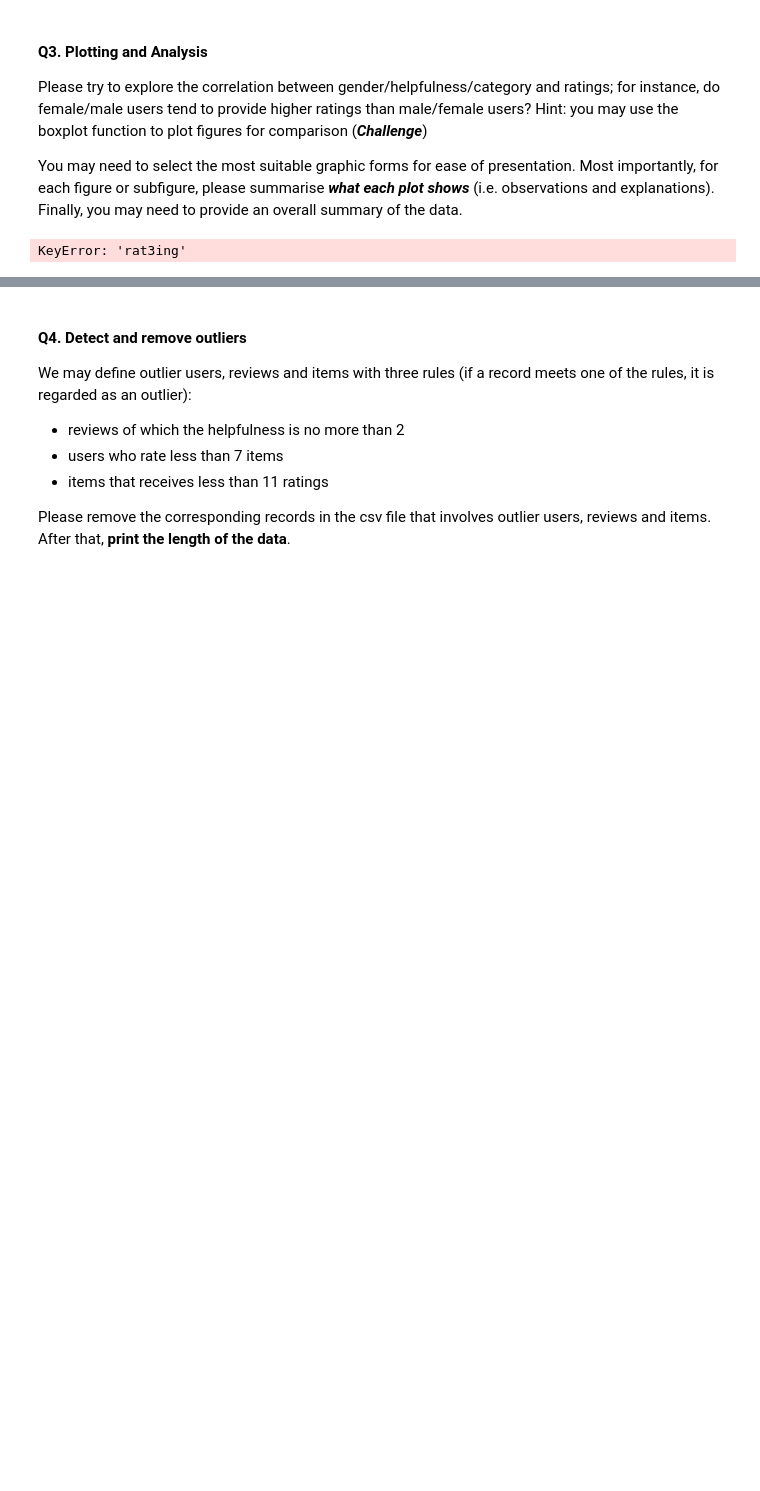
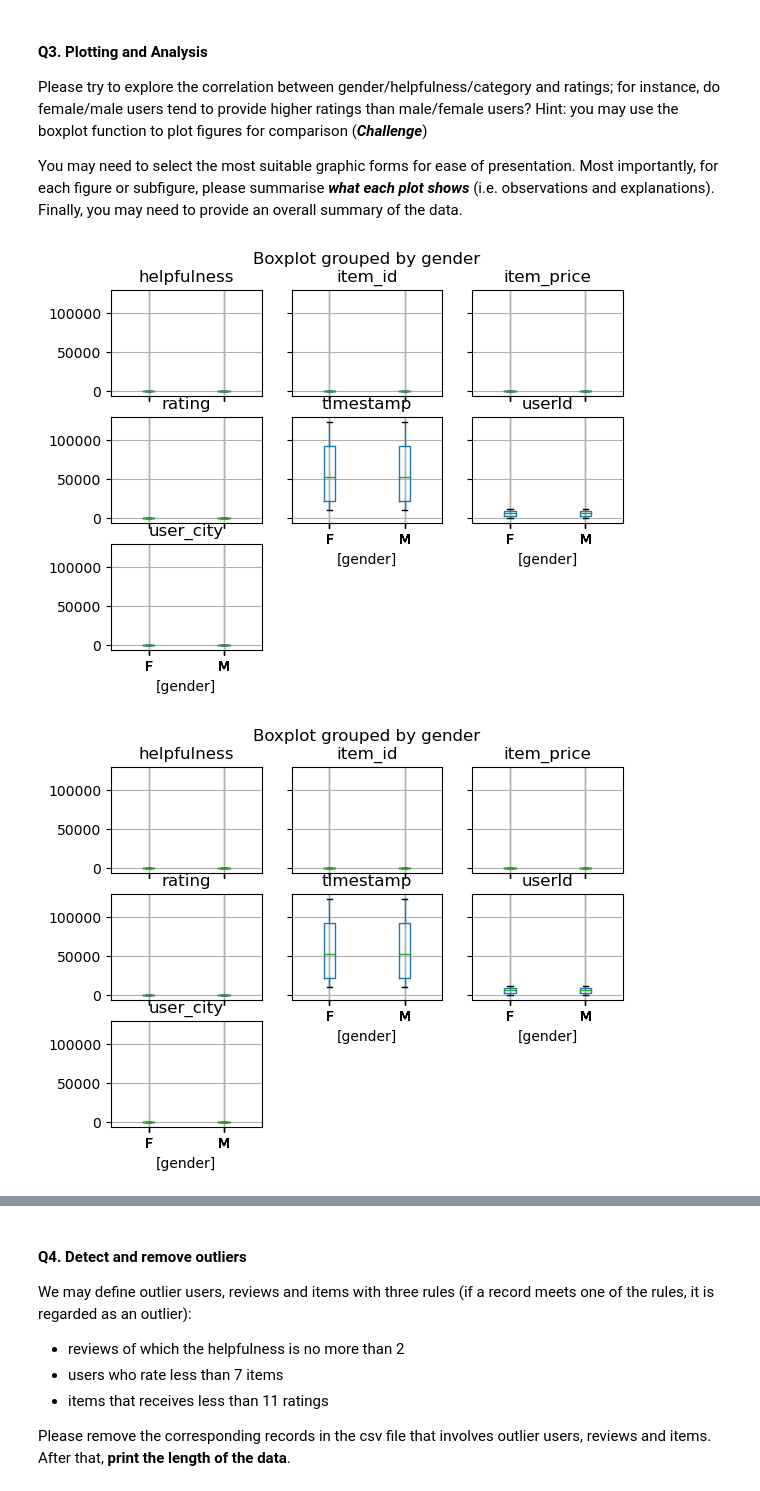
Before and after one commit to Nathaniel-Roberts/Data-Science-Portfolio-1-And-Weekly-Practicals, a Jupyter notebook: Portfolios/Portfolio_1_questions.ipynb, the cells around one changed output, grey strips where cells are left out. Saved outputs shown, nothing was run; the diff lists cells and outputs as text; code cells hidden in the pictures; blank space fills up the shorter version.

```diff
--- a/Portfolios/Portfolio_1_questions.ipynb
+++ b/Portfolios/Portfolio_1_questions.ipynb
@@ -204,5 +204,8 @@ Please try to explore the correlation between gender/helpfulness/category and ra
 
 You may need to select the most suitable graphic forms for ease of presentation. Most importantly, for each figure or subfigure, please summarise ___what each plot shows___ (i.e. observations and explanations). Finally, you may need to provide an overall summary of the data.
 # %%
+df_new.boxplot(by="gender")
+plt.show()
 # %% [output]
-KeyError: 'rat3ing'
+[figure, added]
+[figure, added]
```
Also changed, not shown: parts of 1 cell of this notebook, 4 other files.
